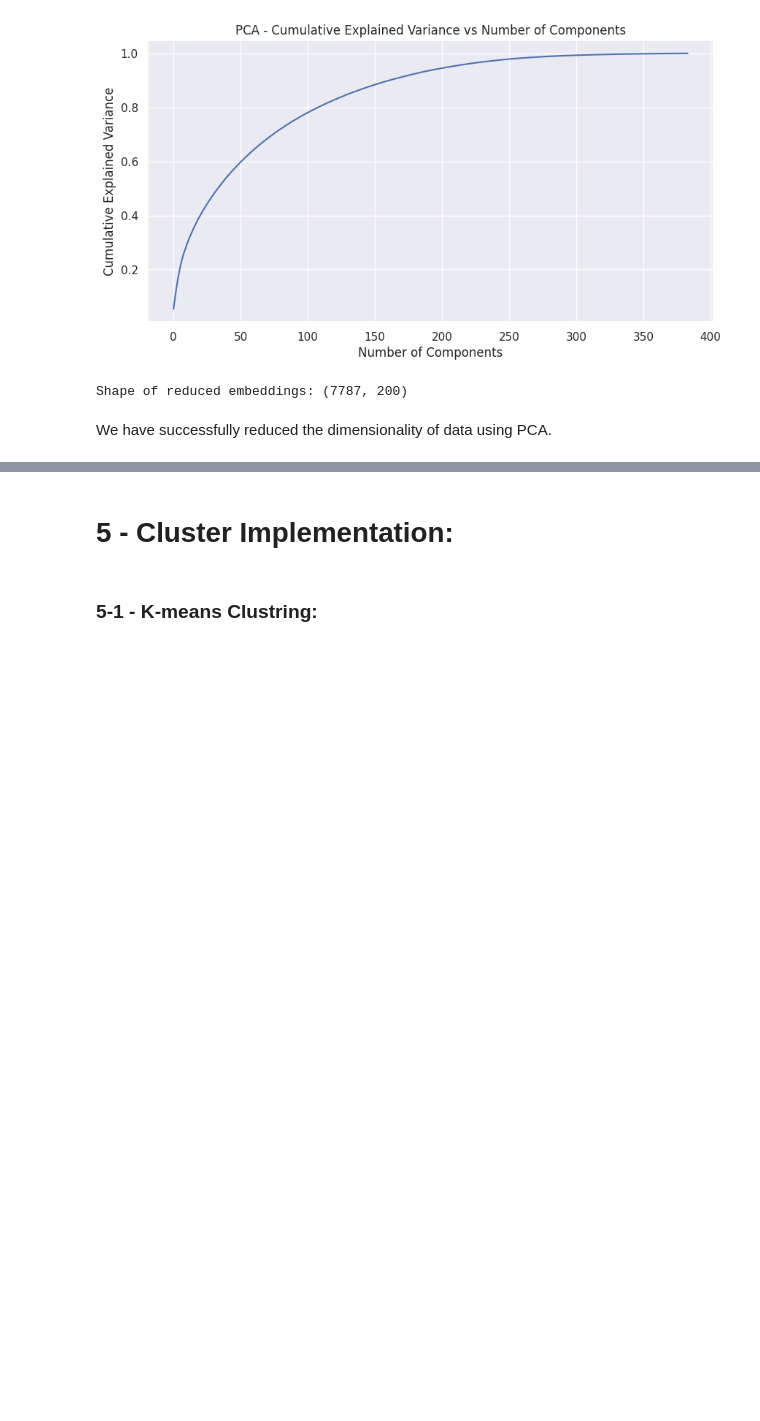
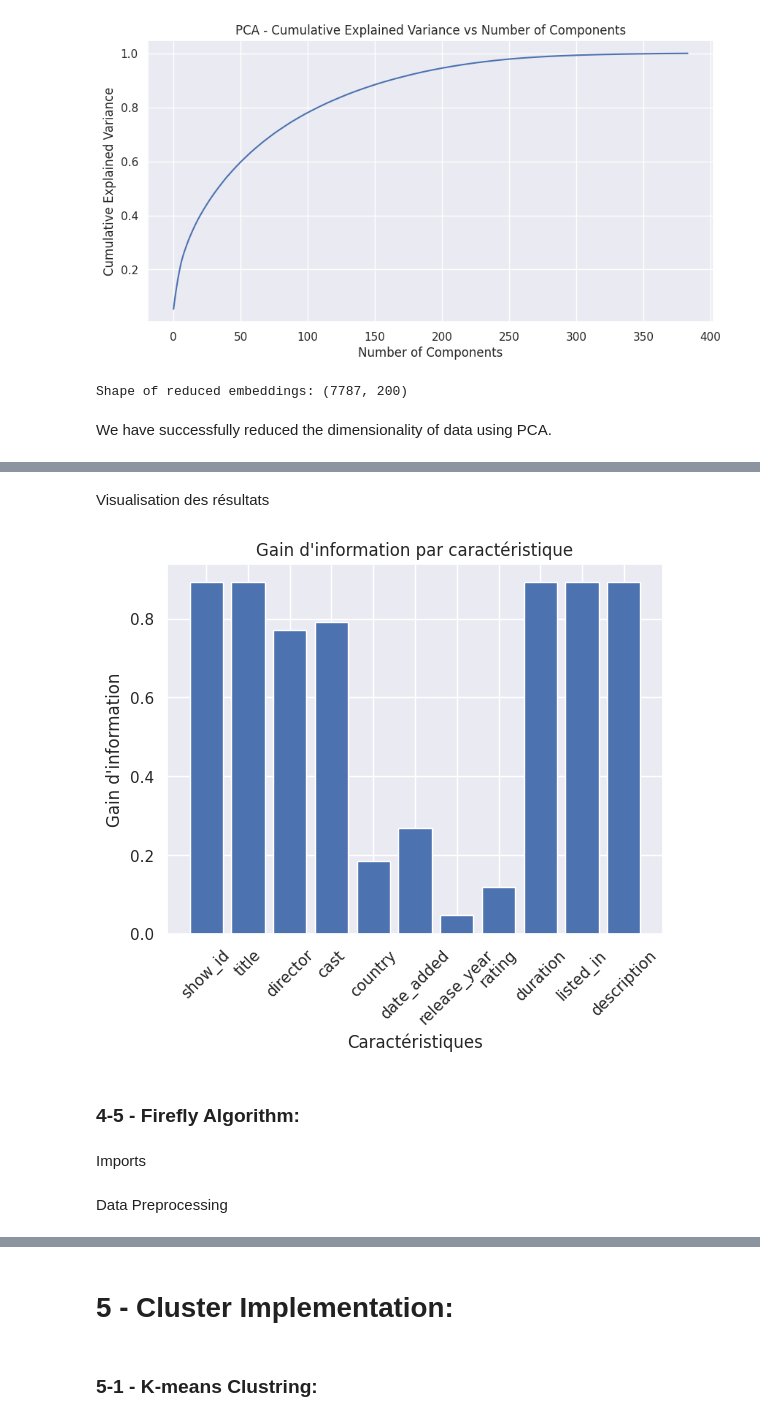
Before and after one commit to MouadCherrat/Netflix_K-means, a Jupyter notebook: Netflix_k_means.ipynb, the cells around one changed output, grey strips where cells are left out. Cells and saved outputs as stored; diff of their text form; code cells hidden in the pictures; blank space fills up the shorter version.

Commit message:
Add MI | firefly | gain d'information

```diff
--- a/Netflix_k_means.ipynb
+++ b/Netflix_k_means.ipynb
@@ -640,0 +724,23 @@ We have successfully reduced the dimensionality of data using PCA.
+# %%
+# Prétraitement pour corriger les types de données dans les colonnes des caractéristiques
+for column in data.columns:
+    if data[column].dtype == 'object':  # Si la colonne contient des chaînes
+        data[column] = data[column].fillna("Unknown")  # Remplace les valeurs manquantes par 'Unknown'
+    else:
+        data[column] = data[column].fillna(-1)  # Remplace les valeurs numériques manquantes par -1
+
+# Identifier les colonnes des caractéristiques (toutes sauf la colonne cible)
+features = data.columns.drop(target_column)
+
+# Calculer le gain d'information pour chaque caractéristique
+gains = {}
+for feature in features:
+    try:
+        gains[feature] = information_gain(data, feature, target_column)
+    except Exception as e:
+        print(f"Erreur avec la colonne {feature}: {e}")
+
+# Afficher les résultats
+print("\nGain d'information par caractéristique :")
+for feature, gain in gains.items():
+    print(f"{feature}: {gain}")
@@ -640,0 +760,16 @@ We have successfully reduced the dimensionality of data using PCA.
+# %% [markdown]
+Visualisation des résultats
+# %%
+# Visualisation des gains d'information
+plt.bar(gains.keys(), gains.values())
+plt.title("Gain d'information par caractéristique")
+plt.xticks(rotation=45)
+plt.ylabel("Gain d'information")
+plt.xlabel("Caractéristiques")
+plt.show()
+# %% [output]
+[figure, added]
+# %% [markdown]
+### 4-5 - Firefly Algorithm:
+# %% [markdown]
+Imports
@@ -640,0 +780,2 @@ We have successfully reduced the dimensionality of data using PCA.
+# %% [markdown]
+Data Preprocessing
```
Also changed, not shown: parts of 45 cells of this notebook.
